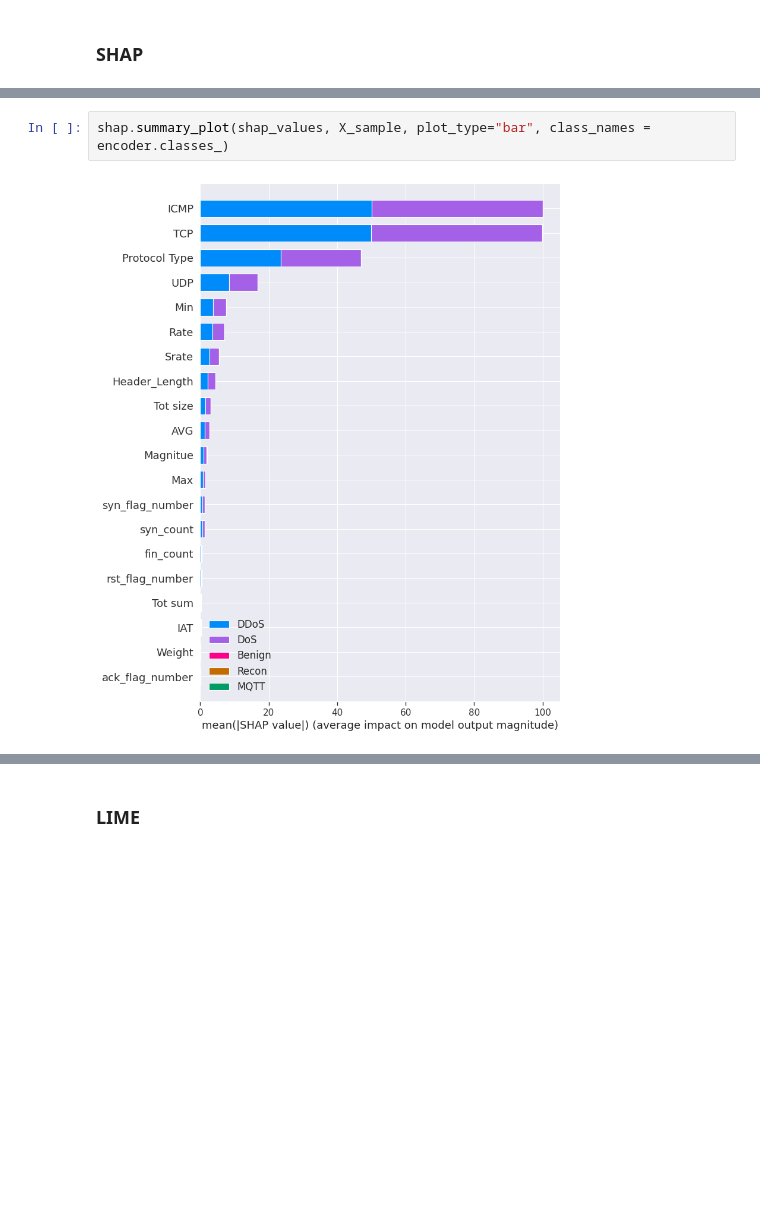
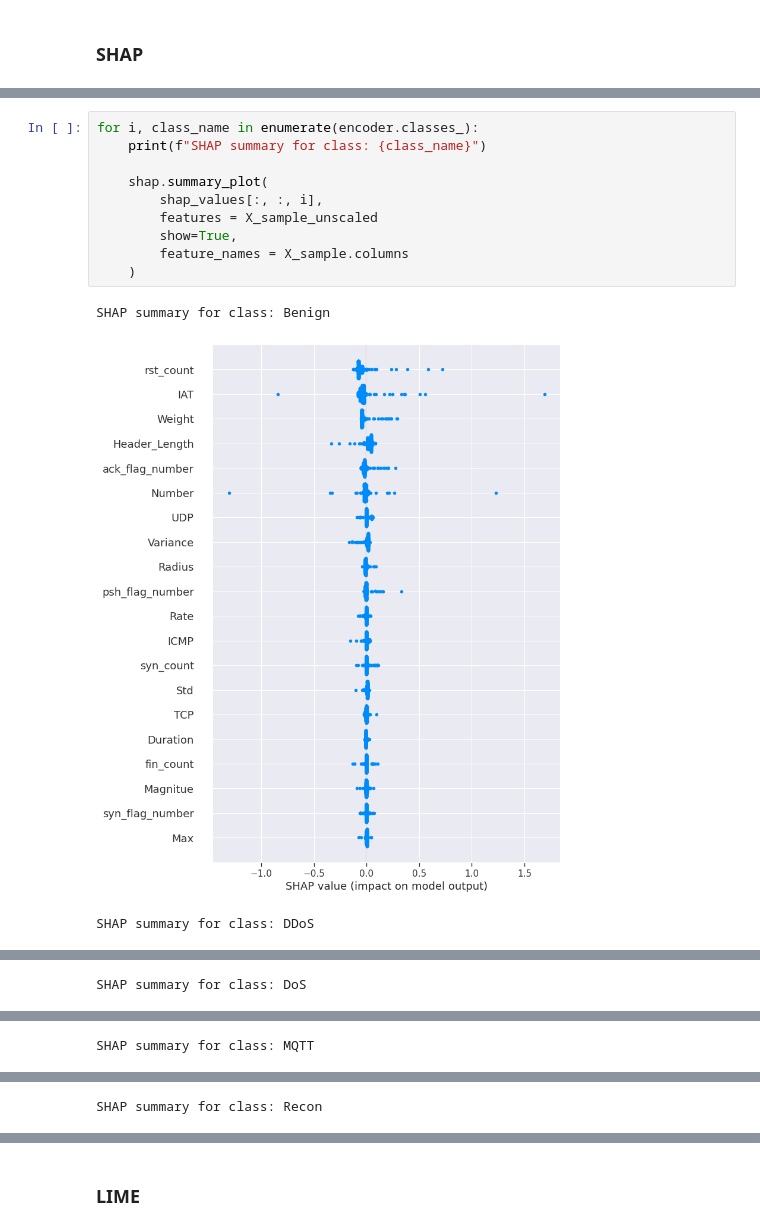
Before and after one commit to sssspppuud/Network-Intrusion-Detection-System-with-Explainable-Deep-Learning, a Jupyter notebook: Code/main.ipynb, the cells around one changed output, grey strips where cells are left out. Saved outputs shown, nothing was run; the diff lists cells and outputs as text; blank space fills up the shorter version.

```diff
--- a/Code/main.ipynb
+++ b/Code/main.ipynb
@@ -694,5 +709,15 @@ Number of SHAP arrays: 100
 Number of labels: 5
-# %%
-shap.summary_plot(shap_values, X_sample, plot_type="bar", class_names = encoder.classes_)
-# %% [output]
-[figure, removed]
+# %%
+for i, class_name in enumerate(encoder.classes_):
+    print(f"SHAP summary for class: {class_name}")
+
+    shap.summary_plot(
+        shap_values[:, :, i],
+        features = X_sample_unscaled
+        show=True,
+        feature_names = X_sample.columns
+    )
+# %% [output]
+SHAP summary for class: Benign
+[figure, added]
+SHAP summary for class: DDoS
@@ -698,0 +725 @@ shap.summary_plot(shap_values, X_sample, plot_type="bar", class_names = encoder.
+SHAP summary for class: DoS
@@ -698,0 +727 @@ shap.summary_plot(shap_values, X_sample, plot_type="bar", class_names = encoder.
+SHAP summary for class: MQTT
@@ -698,0 +729 @@ shap.summary_plot(shap_values, X_sample, plot_type="bar", class_names = encoder.
+SHAP summary for class: Recon
```
Also changed, not shown: parts of 10 cells of this notebook.
